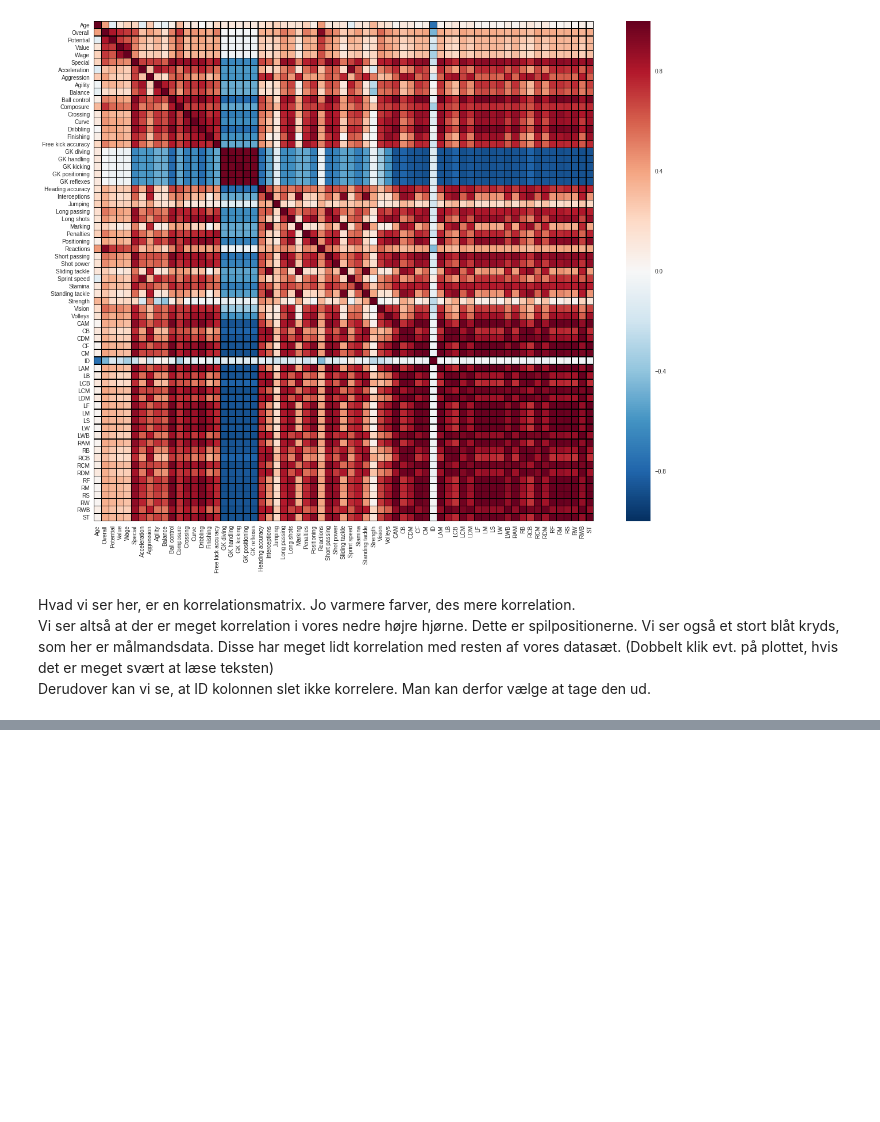
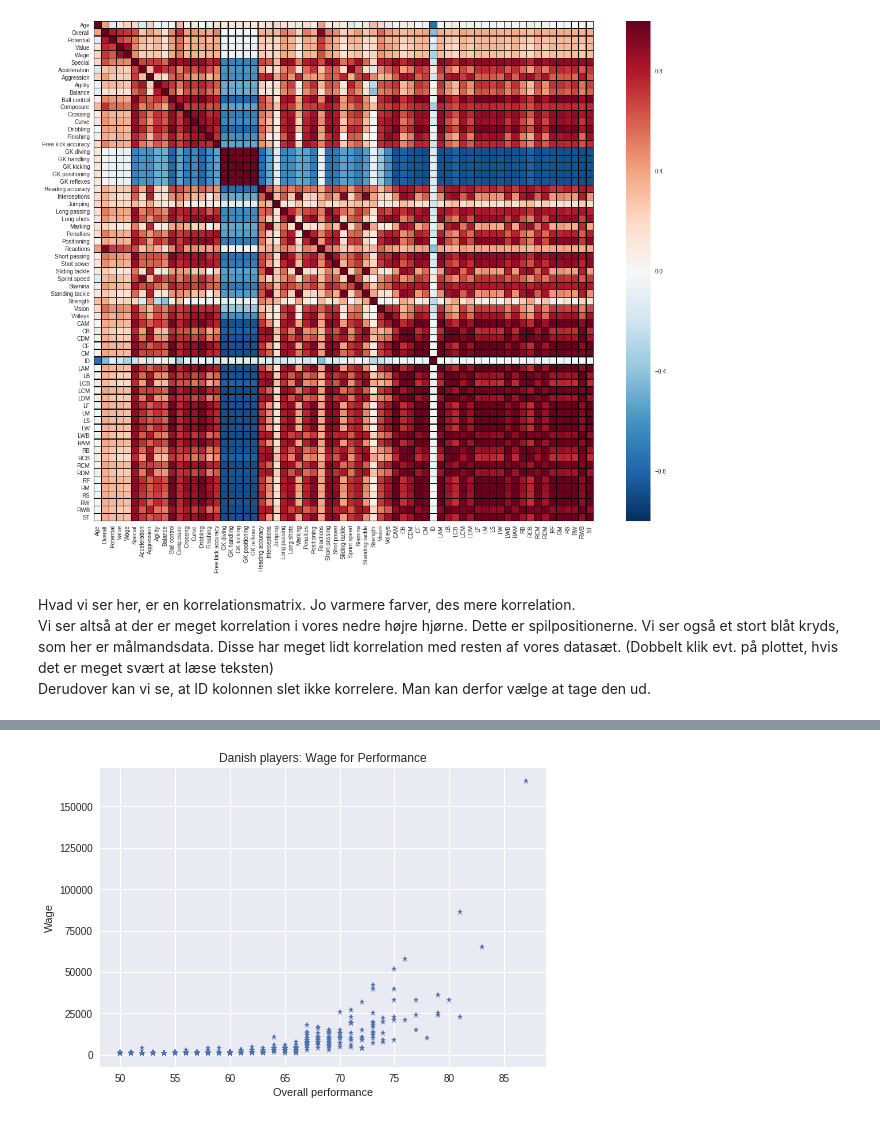
Before and after one commit to mssalvador/Fifa2018, a Jupyter notebook: New Supervised.ipynb, the cells around one changed output, grey strips where cells are left out. Cells and saved outputs as stored; diff of their text form; code cells hidden in the pictures; blank space fills up the shorter version.

```diff
--- a/New Supervised.ipynb
+++ b/New Supervised.ipynb
@@ -392,0 +145,4 @@ dansk_df
+# %%
+model2 = LogisticRegression()
+model2 = model2.fit(X_train, y_train)
+model2.score(X_train, y_train)
@@ -392,0 +228,3 @@ dansk_df
+# %%
+dansker_pred = model2.predict(dansker_set.select_dtypes(include=['float64', 'int64']))
+dansker_probs = model2.predict_proba(dansker_set.select_dtypes(include=['float64', 'int64']))
@@ -392,0 +233,3 @@ dansk_df
+# %%
+dansker_set['Probabilities [0,1]'] = dansker_probs.tolist()
+dansker_set['Prediction'] = pd.Series(dansker_pred, index=dansker_set.index)
@@ -392,0 +248,6 @@ dansk_df
+# %%
+dansker_set.loc[:,'pred=1'] = dansker_set['Probabilities [0,1]'].map(lambda x: x[1]).sort_values(ascending=False)
+dansker_sorted = dansker_set.sort_values('pred=1', ascending=False)
+dansker_sorted = dansker_sorted[['Name', 'Club', 'Overall', 'Potential', 'Probabilities [0,1]', 'Prediction']]
+dansker_sorted.loc[:,'in'] = np.arange(1, len(dansker_set)+1)
+dansker_sorted.set_index('in')
@@ -392,0 +339,10 @@ dansk_df
+# %%
+plt.plot(dansker_set.Overall, dansker_set.Wage, '*')
+
+plt.xlabel('Overall performance')
+plt.ylabel('Wage')
+plt.title('Danish players: Wage for Performance')
+
+plt.show()
+# %% [output]
+[figure, added]
```
Also changed, not shown: parts of 87 cells of this notebook, 1 other file.
